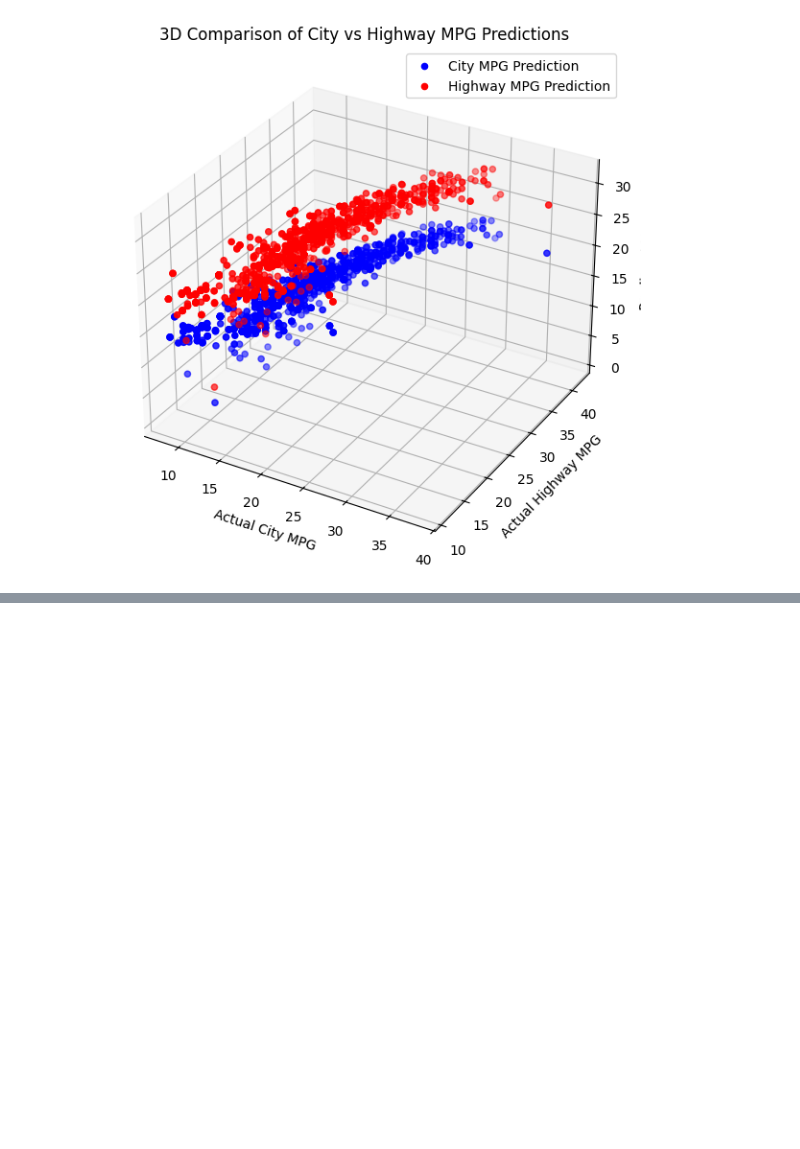
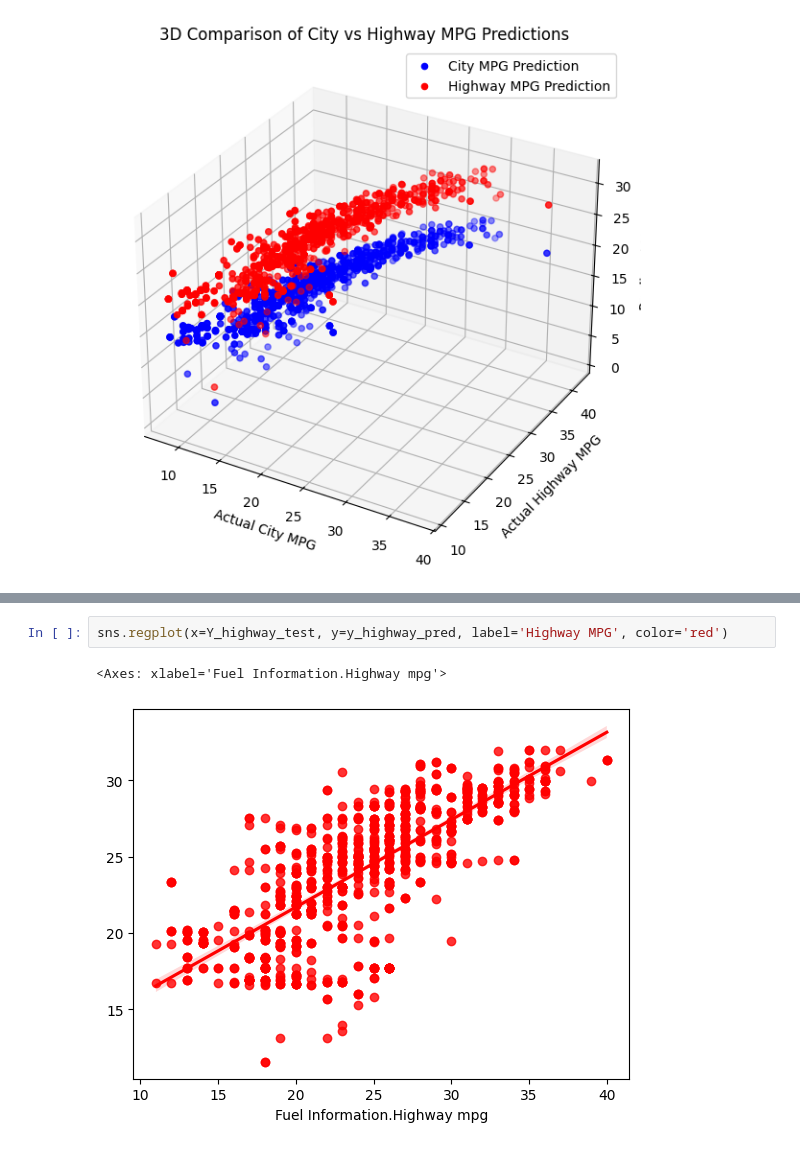
Before and after one commit to Siva290599/Project-1-Cars-Multiple-Linear-Regression, a Jupyter notebook: Project_1_Cars_Multiple_Linear_Regression.ipynb, the cells around one changed output, grey strips where cells are left out. Drawn from its saved outputs; the diff is of its cells as text; blank space fills up the shorter version.

```diff
--- a/Project_1_Cars_Multiple_Linear_Regression.ipynb
+++ b/Project_1_Cars_Multiple_Linear_Regression.ipynb
@@ -118,0 +171,5 @@ plt.show()
+# %%
+sns.regplot(x=Y_highway_test, y=y_highway_pred, label='Highway MPG', color='red')
+# %% [output]
+<Axes: xlabel='Fuel Information.Highway mpg'>
+[figure, added]
```
Also changed, not shown: parts of 11 cells of this notebook.
